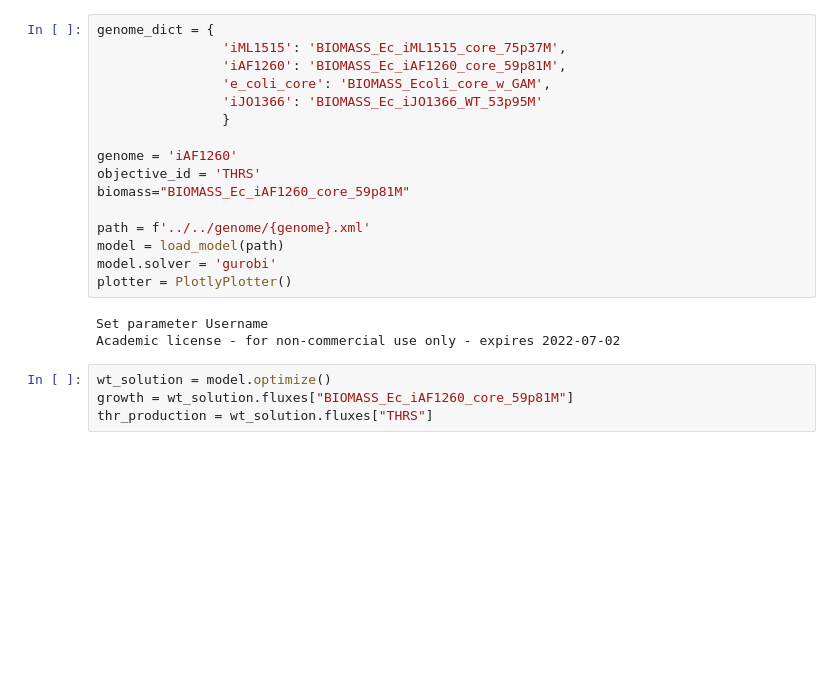
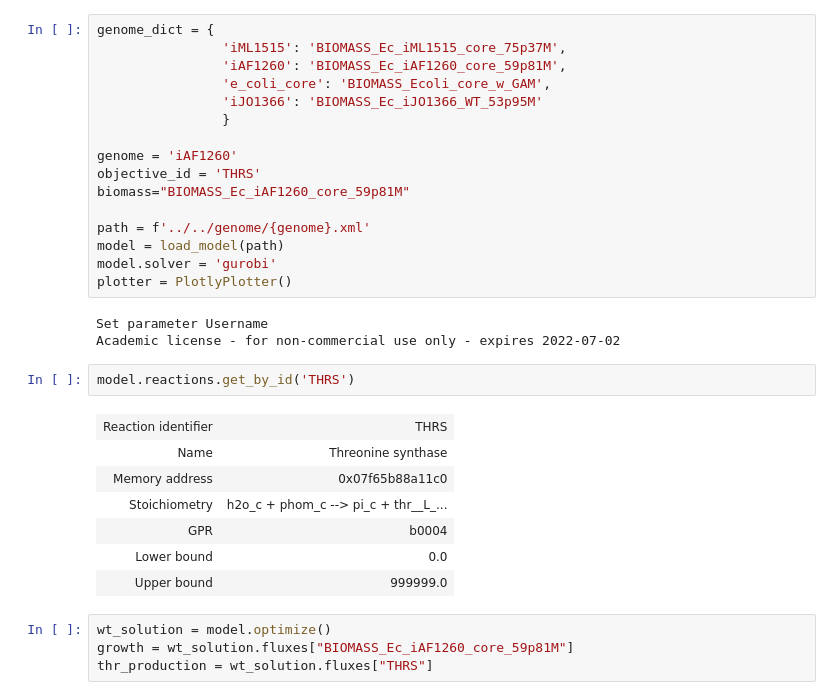
Before and after one commit to SergioPachonDotor/OptKnock-Threonine_Prod, a Jupyter notebook: OptKnock.ipynb, the cells around one changed output. Drawn from its saved outputs; the diff is of its cells as text; blank space fills up the shorter version.

```diff
--- a/OptKnock.ipynb
+++ b/OptKnock.ipynb
@@ -21,6 +21,16 @@ plotter = PlotlyPlotter()
 # %% [output]
 Set parameter Username
 Academic license - for non-commercial use only - expires 2022-07-02
+# %%
+model.reactions.get_by_id('THRS')
+# %% [output]
+| Reaction identifier | THRS |
+| Name | Threonine synthase |
+| Memory address | 0x07f65b88a11c0 |
+| Stoichiometry | h2o_c + phom_c --> pi_c + thr__L_... |
+| GPR | b0004 |
+| Lower bound | 0.0 |
+| Upper bound | 999999.0 |
 # %%
 wt_solution = model.optimize()
 growth = wt_solution.fluxes["BIOMASS_Ec_iAF1260_core_59p81M"]
```
Also changed, not shown: 5 other files.
